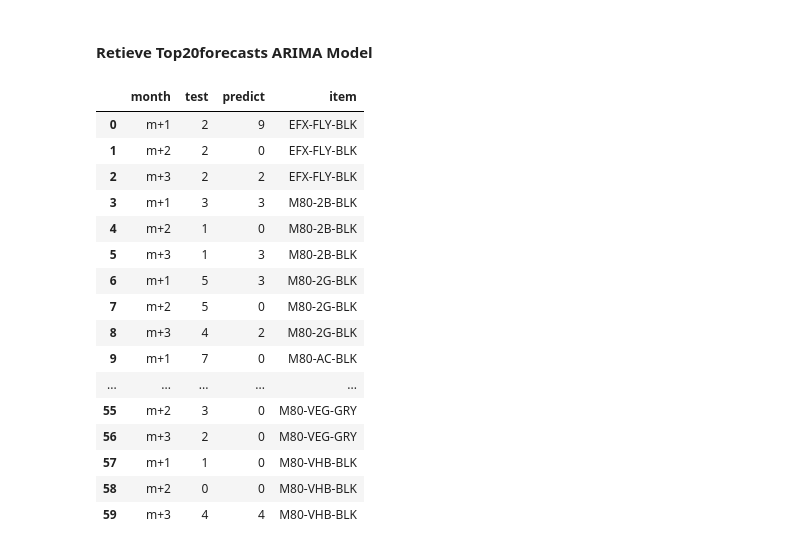
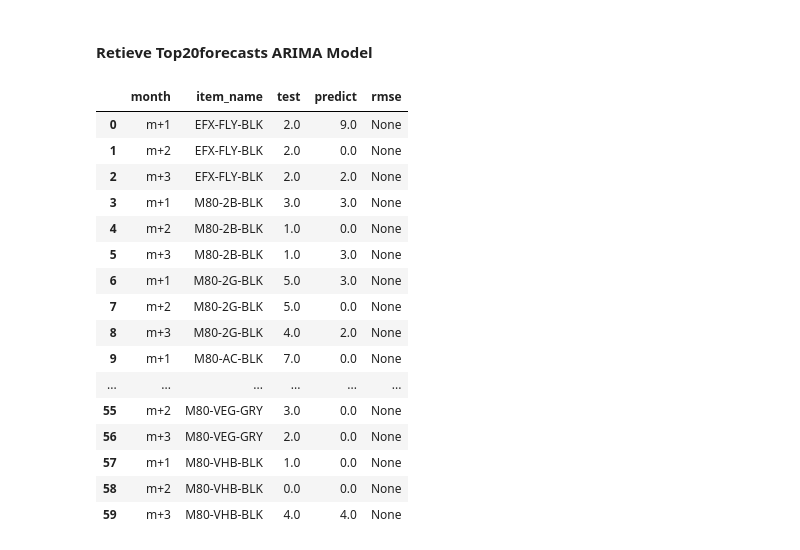
Before and after one commit to powlook/IRS-PM-2021-01-16-IS03PT-GRP-Telescope-OrderForecastingSystem, a Jupyter notebook: SystemFiles/notebooks/MySQL.ipynb, the cells around one changed output. Drawn from its saved outputs; the diff is of its cells as text; code cells hidden in the pictures.

```diff
--- a/SystemFiles/notebooks/MySQL.ipynb
+++ b/SystemFiles/notebooks/MySQL.ipynb
@@ -138,22 +145,24 @@ column_names = [x[0] for x in col_name]
 query = "select * from top20forecasts_ARIMA"
 cursor.execute(query)
 records = cursor.fetchall()
-pd.DataFrame(records, columns=column_names)
+df = pd.DataFrame(records, columns=column_names)
-# %% [output]
-|  | month | test | predict | item |
-| 0 | m+1 | 2 | 9 | EFX-FLY-BLK |
-| 1 | m+2 | 2 | 0 | EFX-FLY-BLK |
-| 2 | m+3 | 2 | 2 | EFX-FLY-BLK |
-| 3 | m+1 | 3 | 3 | M80-2B-BLK |
-| 4 | m+2 | 1 | 0 | M80-2B-BLK |
-| 5 | m+3 | 1 | 3 | M80-2B-BLK |
-| 6 | m+1 | 5 | 3 | M80-2G-BLK |
-| 7 | m+2 | 5 | 0 | M80-2G-BLK |
-| 8 | m+3 | 4 | 2 | M80-2G-BLK |
-| 9 | m+1 | 7 | 0 | M80-AC-BLK |
-| ... | ... | ... | ... | ... |
-| 55 | m+2 | 3 | 0 | M80-VEG-GRY |
-| 56 | m+3 | 2 | 0 | M80-VEG-GRY |
-| 57 | m+1 | 1 | 0 | M80-VHB-BLK |
-| 58 | m+2 | 0 | 0 | M80-VHB-BLK |
-| 59 | m+3 | 4 | 4 | M80-VHB-BLK |
+# %%
+df
+# %% [output]
+|  | month | item_name | test | predict | rmse |
+| 0 | m+1 | EFX-FLY-BLK | 2.0 | 9.0 | None |
+| 1 | m+2 | EFX-FLY-BLK | 2.0 | 0.0 | None |
+| 2 | m+3 | EFX-FLY-BLK | 2.0 | 2.0 | None |
+| 3 | m+1 | M80-2B-BLK | 3.0 | 3.0 | None |
+| 4 | m+2 | M80-2B-BLK | 1.0 | 0.0 | None |
+| 5 | m+3 | M80-2B-BLK | 1.0 | 3.0 | None |
+| 6 | m+1 | M80-2G-BLK | 5.0 | 3.0 | None |
+| 7 | m+2 | M80-2G-BLK | 5.0 | 0.0 | None |
+| 8 | m+3 | M80-2G-BLK | 4.0 | 2.0 | None |
+| 9 | m+1 | M80-AC-BLK | 7.0 | 0.0 | None |
+| ... | ... | ... | ... | ... | ... |
+| 55 | m+2 | M80-VEG-GRY | 3.0 | 0.0 | None |
+| 56 | m+3 | M80-VEG-GRY | 2.0 | 0.0 | None |
+| 57 | m+1 | M80-VHB-BLK | 1.0 | 0.0 | None |
+| 58 | m+2 | M80-VHB-BLK | 0.0 | 0.0 | None |
+| 59 | m+3 | M80-VHB-BLK | 4.0 | 4.0 | None |
```
Also changed, not shown: parts of 6 cells of this notebook, 5 other files.
